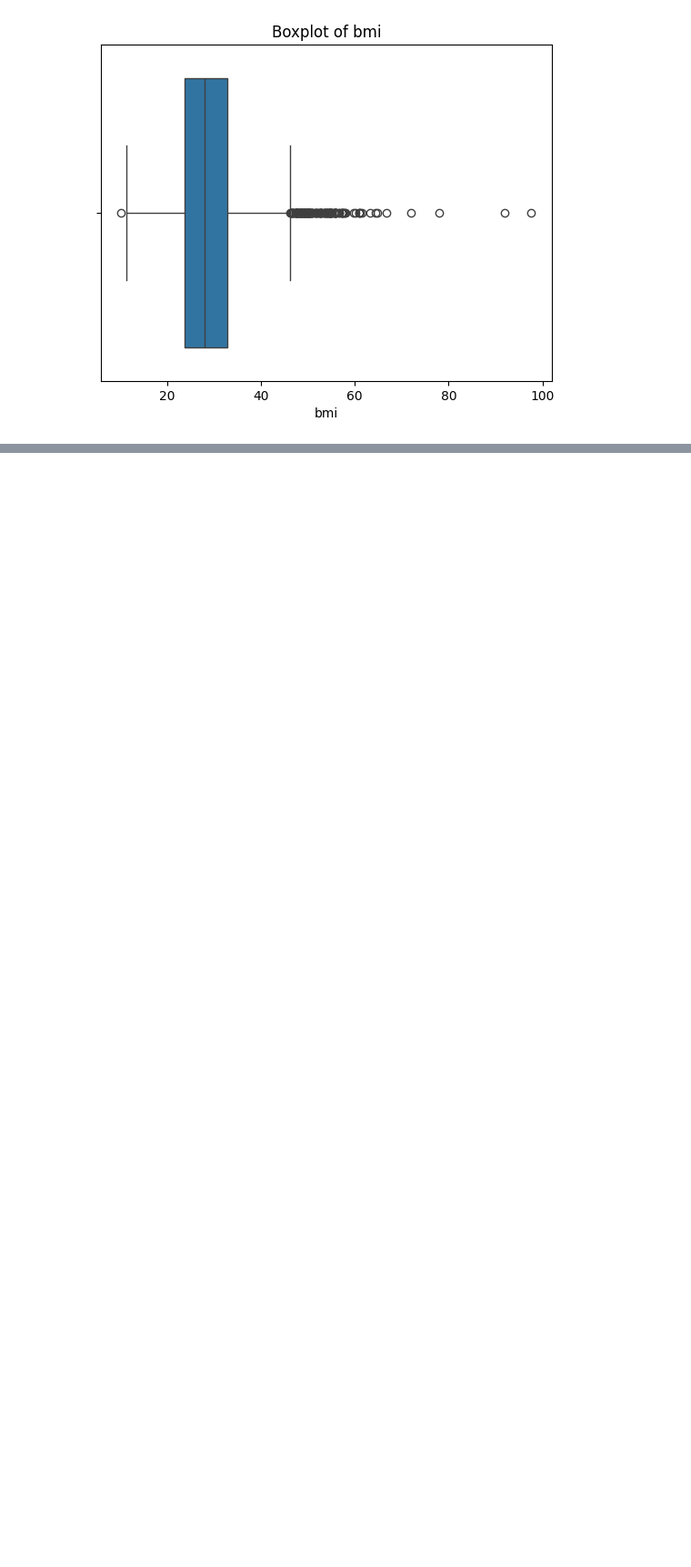
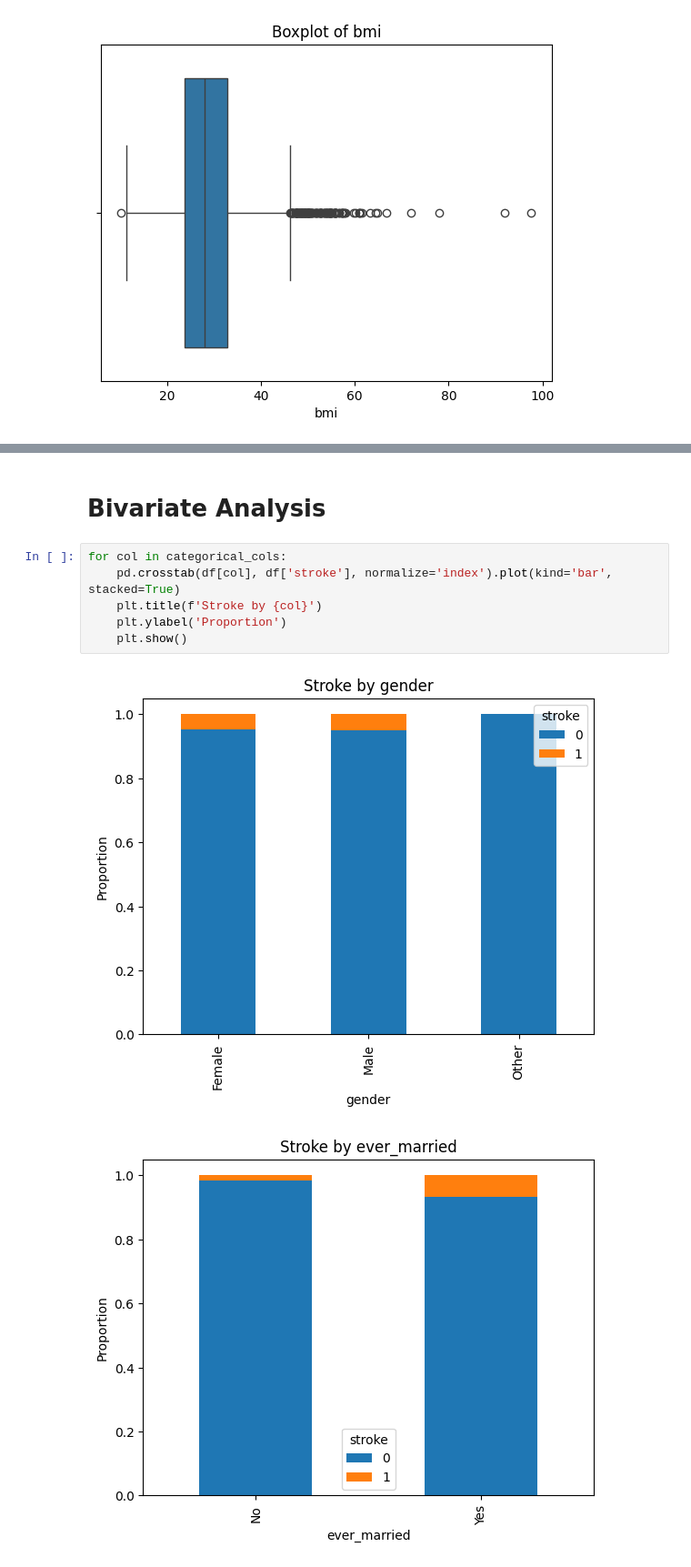
Before and after one commit to Team-6-AAI-501/strokeprediction, a Jupyter notebook: jupyternotebook/aai501StrokePrediction.ipynb, the cells around one changed output, grey strips where cells are left out. Shown at 91% size. Drawn from its saved outputs; the diff is of its cells as text; blank space fills up the shorter version.

```diff
--- a/jupyternotebook/aai501StrokePrediction.ipynb
+++ b/jupyternotebook/aai501StrokePrediction.ipynb
@@ -101,0 +131,11 @@ for col in numerical_features:
+# %% [markdown]
+# Bivariate Analysis
+# %%
+for col in categorical_cols:
+    pd.crosstab(df[col], df['stroke'], normalize='index').plot(kind='bar', stacked=True)
+    plt.title(f'Stroke by {col}')
+    plt.ylabel('Proportion')
+    plt.show()
+# %% [output]
+[figure, added]
+[figure, added]
```
Also changed, not shown: parts of 13 cells of this notebook.
